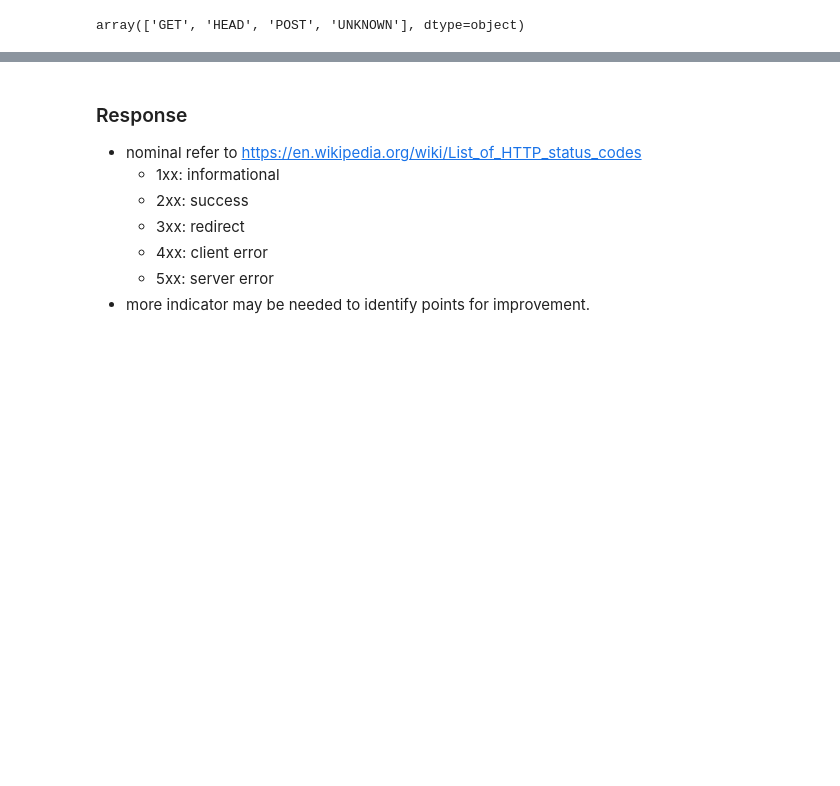
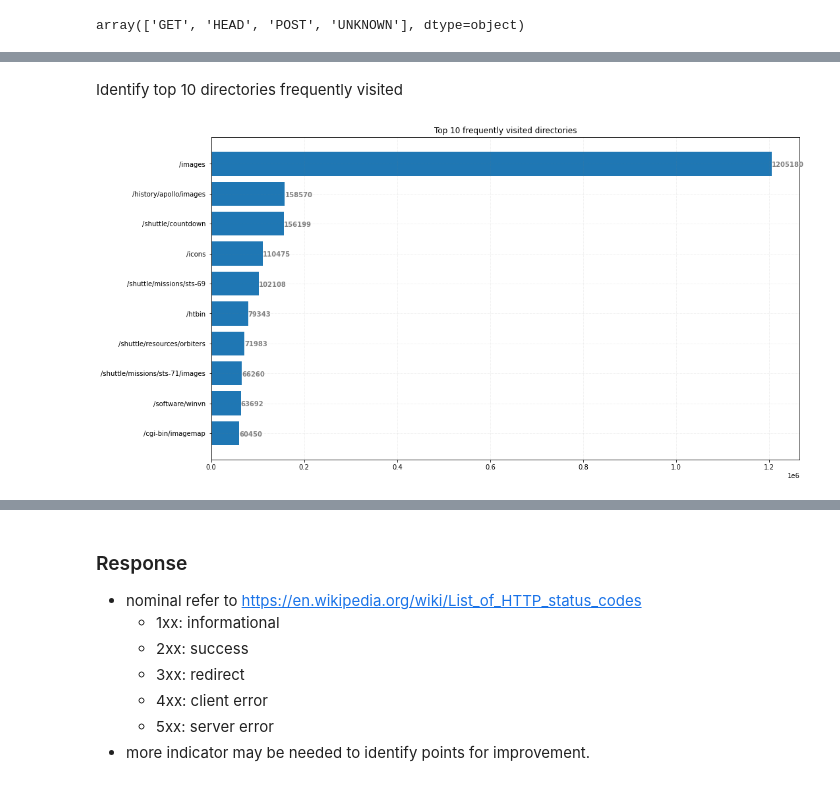
Before and after one commit to emtabiraobarias/nasa-website-1995-analysis, a Jupyter notebook: eda/nasa_website_analysis.ipynb, the cells around one changed output, grey strips where cells are left out. Cells and saved outputs as stored; diff of their text form; code cells hidden in the pictures; blank space fills up the shorter version.

```diff
--- a/eda/nasa_website_analysis.ipynb
+++ b/eda/nasa_website_analysis.ipynb
@@ -511,3 +600,34 @@ File Type field (to know the type of files accompanying requests)
+# %% [markdown]
+Identify top 10 directories frequently visited
+# %%
+# group by and count number of visits
+df_top_request_resource = df_request.groupby(['reqdirectory'])['reqdirectory'].count().sort_values(ascending=False).reset_index(name='count')
+df_top_request_resource = df_top_request_resource[df_top_request_resource['reqdirectory'] != '']
+df_top_request_resource = df_top_request_resource.head(10)
+
+# horizontal bar plot
+fig, ax = plt.subplots(figsize =(16, 9))
+ax.barh(df_top_request_resource['reqdirectory'], df_top_request_resource['count'])
+# add padding for better visibility
+ax.xaxis.set_tick_params(pad = 3)
+ax.yaxis.set_tick_params(pad = 5)
+# Add x, y gridlines
+ax.grid(b = True, color ='grey',
+        linestyle ='-.', linewidth = 0.5,
+        alpha = 0.2)
+# sort descending order
+ax.invert_yaxis()
+# Add annotation to bars
+for i in ax.patches:
+    plt.text(i.get_width()+0.2, i.get_y()+0.5,
+             str(round((i.get_width()), 2)),
+             fontsize = 10, fontweight ='bold',
+             color ='grey')
+# Add Plot Title
+ax.set_title('Top 10 frequently visited directories')
+plt.show()
+# %% [output]
+[figure, added]
 # %%
 # Dataframe resulting from request analysis
 df_request
```
Also changed, not shown: parts of 7 cells of this notebook.
